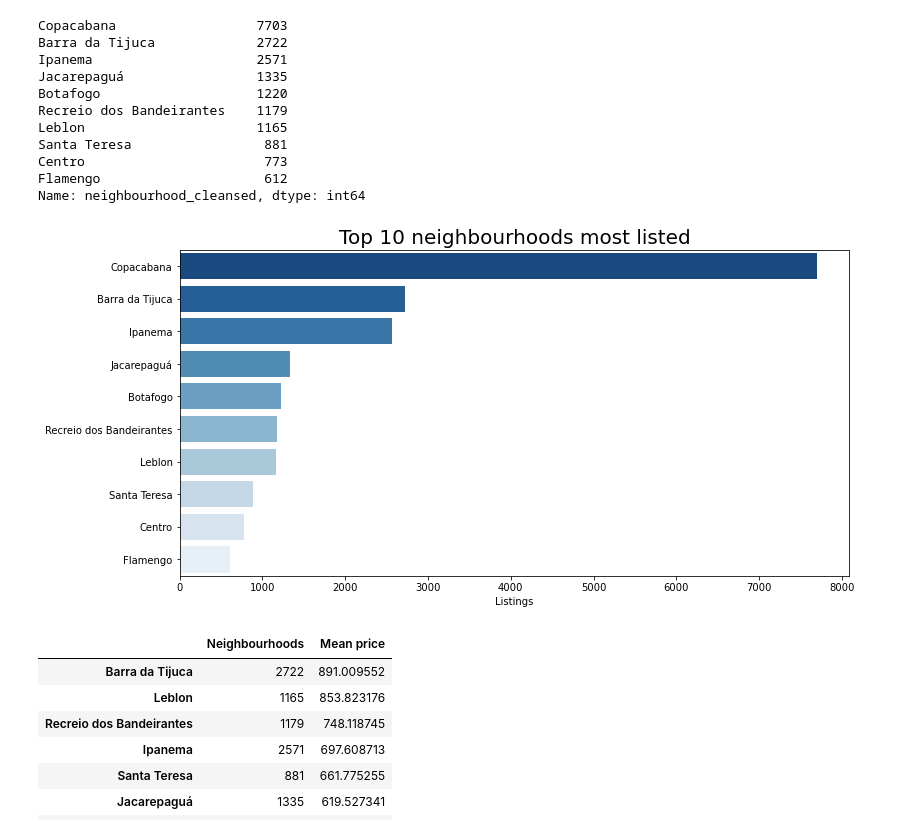
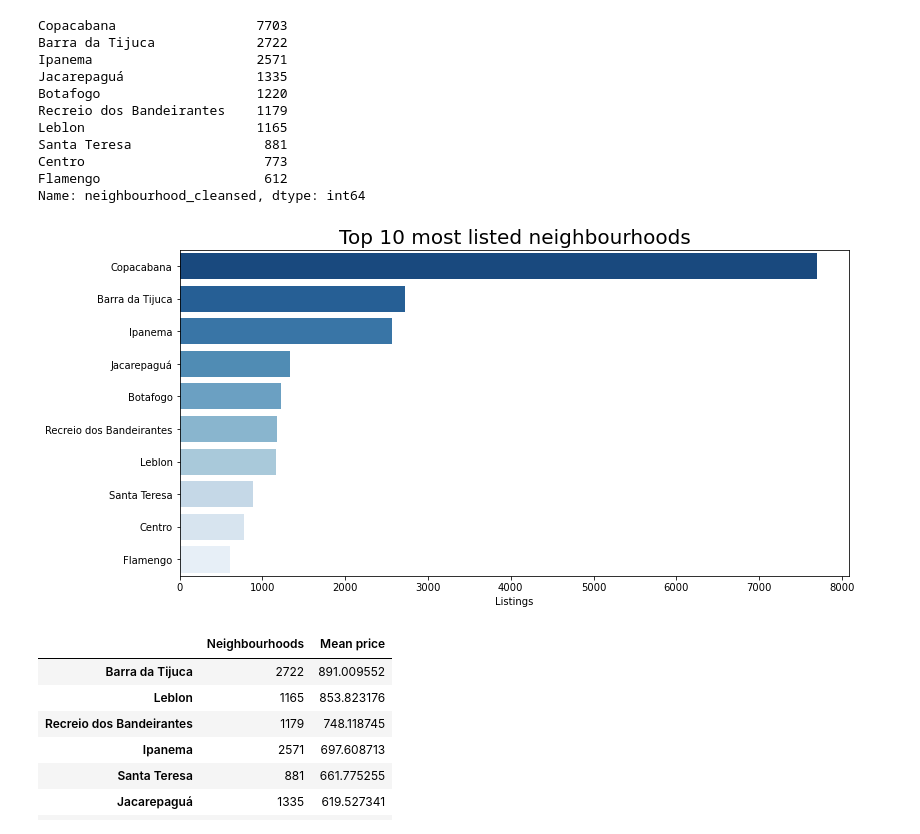
Before and after one commit to matheusbusch/Airbnb_Rio_de_Janeiro_Analysis, a Jupyter notebook: Airbnb_Rio_de_Janeiro_neighbourhood_analysis.ipynb, the cells around one changed output. Saved outputs shown, nothing was run; the diff lists cells and outputs as text; code cells hidden in the pictures.

```diff
--- a/Airbnb_Rio_de_Janeiro_neighbourhood_analysis.ipynb
+++ b/Airbnb_Rio_de_Janeiro_neighbourhood_analysis.ipynb
@@ -194,15 +194,15 @@ Name: neighbourhood_cleansed, dtype: int64
 # %%
 # Create the plot
 fig = plt.figure(figsize = (12, 6))
 ax = fig.add_subplot(1, 1, 1, aspect='auto')
 sns.barplot(x = count_nc.values[:10], y = count_nc.index[:10],palette = 'Blues_r')
 ax.set_xlabel('Listings', weight='normal', size=10)
-plt.title('Top 10 neighbourhoods most listed', fontsize=20)
+plt.title('Top 10 most listed neighbourhoods', fontsize=20)
 ax.tick_params('x', labelsize=10)
 ax.tick_params('y', labelsize=10)
 plt.show()
 # %% [output]
-[figure, old version]
+[figure, new version]
 # %%
 # Creating Dataframe for top 10 neighbourhoods most listed mean price
 df_3 = pd.DataFrame({"Neighbourhoods" : count_nc,
```
Also changed, not shown: parts of 4 cells of this notebook.
